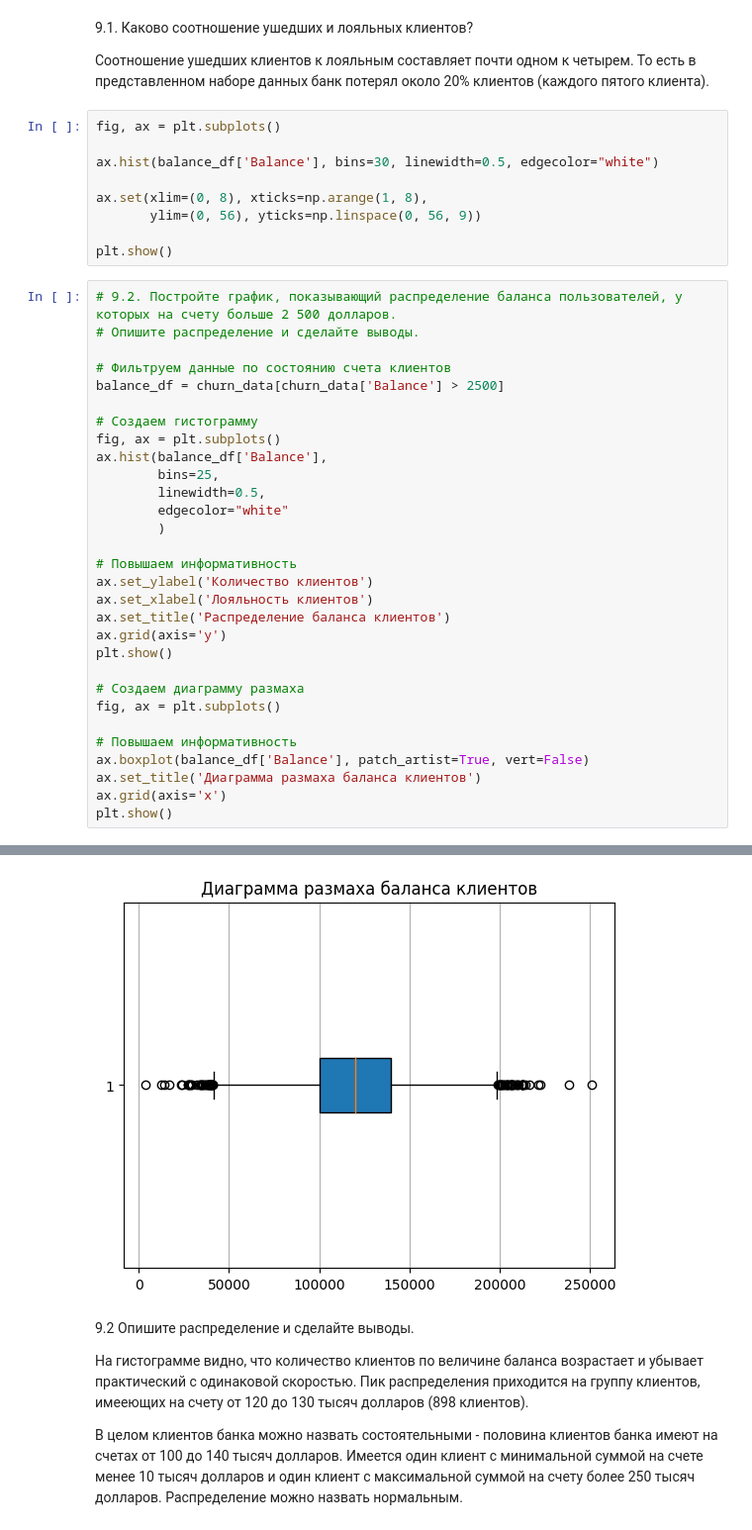
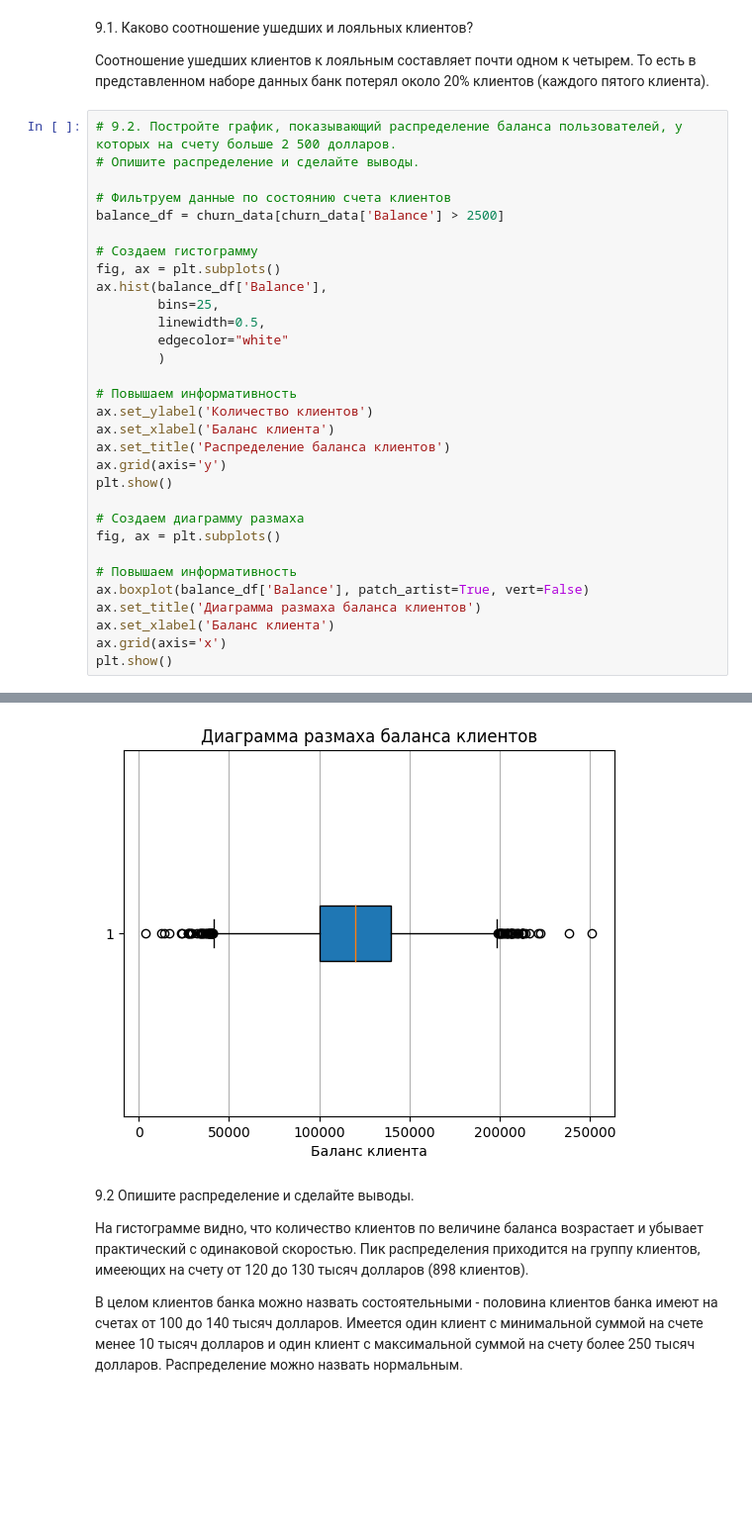
Before and after one commit to DmitVasilev/DS_1, a Jupyter notebook: project_0.5/module Python13.ipynb, the cells around one changed output, grey strips where cells are left out. Shown at 99% size. Cells and saved outputs as stored; diff of their text form; blank space fills up the shorter version.

```diff
--- a/project_0.5/module Python13.ipynb
+++ b/project_0.5/module Python13.ipynb
@@ -45,15 +45,6 @@ ax.grid()
 
 Соотношение ушедших клиентов к лояльным составляет почти одном к четырем.
 То есть в представленном наборе данных банк потерял около 20% клиентов (каждого пятого клиента).
-# %%
-fig, ax = plt.subplots()
-
-ax.hist(balance_df['Balance'], bins=30, linewidth=0.5, edgecolor="white")
-
-ax.set(xlim=(0, 8), xticks=np.arange(1, 8),
-       ylim=(0, 56), yticks=np.linspace(0, 56, 9))
-
-plt.show()
 # %%
 # 9.2. Постройте график, показывающий распределение баланса пользователей, у которых на счету больше 2 500 долларов.
 # Опишите распределение и сделайте выводы.
@@ -71,7 +62,7 @@ ax.hist(balance_df['Balance'],
 
 # Повышаем информативность
 ax.set_ylabel('Количество клиентов')
-ax.set_xlabel('Лояльность клиентов')
+ax.set_xlabel('Баланс клиента')
 ax.set_title('Распределение баланса клиентов')
 ax.grid(axis='y')
 plt.show()
@@ -82,6 +73,7 @@ fig, ax = plt.subplots()
 # Повышаем информативность
 ax.boxplot(balance_df['Balance'], patch_artist=True, vert=False)
 ax.set_title('Диаграмма размаха баланса клиентов')
+ax.set_xlabel('Баланс клиента')
 ax.grid(axis='x')
 plt.show()
 # %% [output]
@@ -89,4 +81,4 @@ plt.show()
-[figure, old version]
+[figure, new version]
 # %% [markdown]
 9.2 Опишите распределение и сделайте выводы.
 
```
Also changed, not shown: parts of 9 cells of this notebook, 2 other files.
